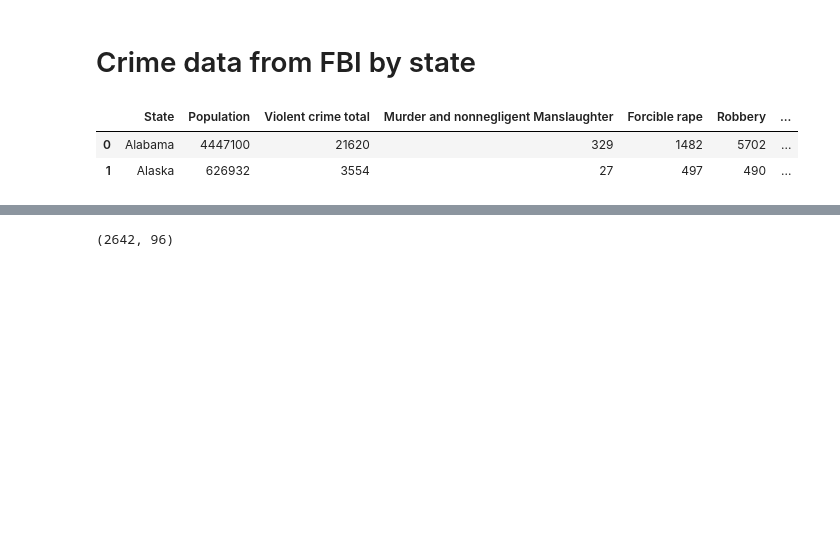
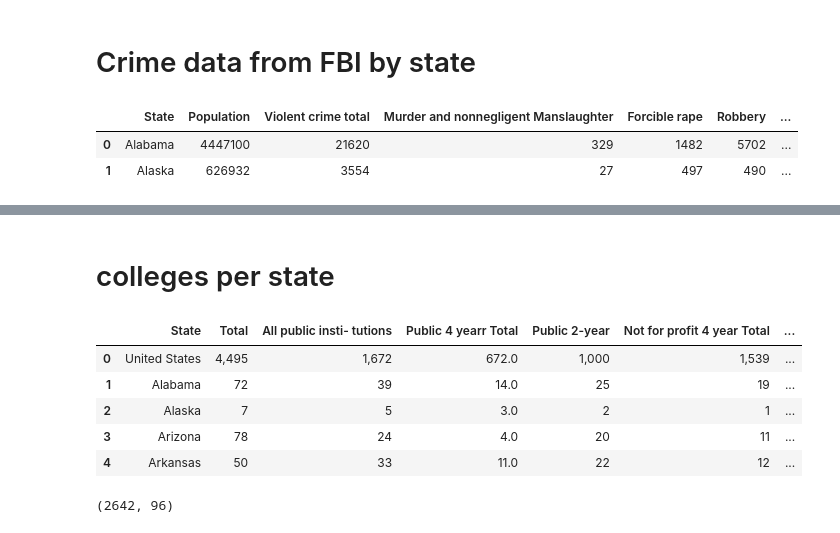
Before and after one commit to MLTaylor880/capstone, a Jupyter notebook: Capstone getting the data.ipynb, the cells around one changed output, grey strips where cells are left out. Saved outputs shown, nothing was run; the diff lists cells and outputs as text; code cells hidden in the pictures; blank space fills up the shorter version.

```diff
--- a/Capstone getting the data.ipynb
+++ b/Capstone getting the data.ipynb
@@ -383,3 +422,16 @@ metroFBI.head(2)
+# %% [markdown]
+# colleges per state
+# %%
+collegesPerState= pd.read_csv('colleges by state 2010.csv')
+# %%
+collegesPerState.head()
+# %% [output]
+|  | State | Total | All public insti- tutions | Public 4 yearr Total | Public 2-year | Not for profit 4 year Total | ... |
+| 0 | United States | 4,495 | 1,672 | 672.0 | 1,000 | 1,539 | ... |
+| 1 | Alabama | 72 | 39 | 14.0 | 25 | 19 | ... |
+| 2 | Alaska | 7 | 5 | 3.0 | 2 | 1 | ... |
+| 3 | Arizona | 78 | 24 | 4.0 | 20 | 11 | ... |
+| 4 | Arkansas | 50 | 33 | 11.0 | 22 | 12 | ... |
 # %%
 leftJoin=pd.merge(popAgeSexMetro,metroChangesinPop, on='CBSA' )
 # %%
```
Also changed, not shown: parts of 8 cells of this notebook, 4 other files.
